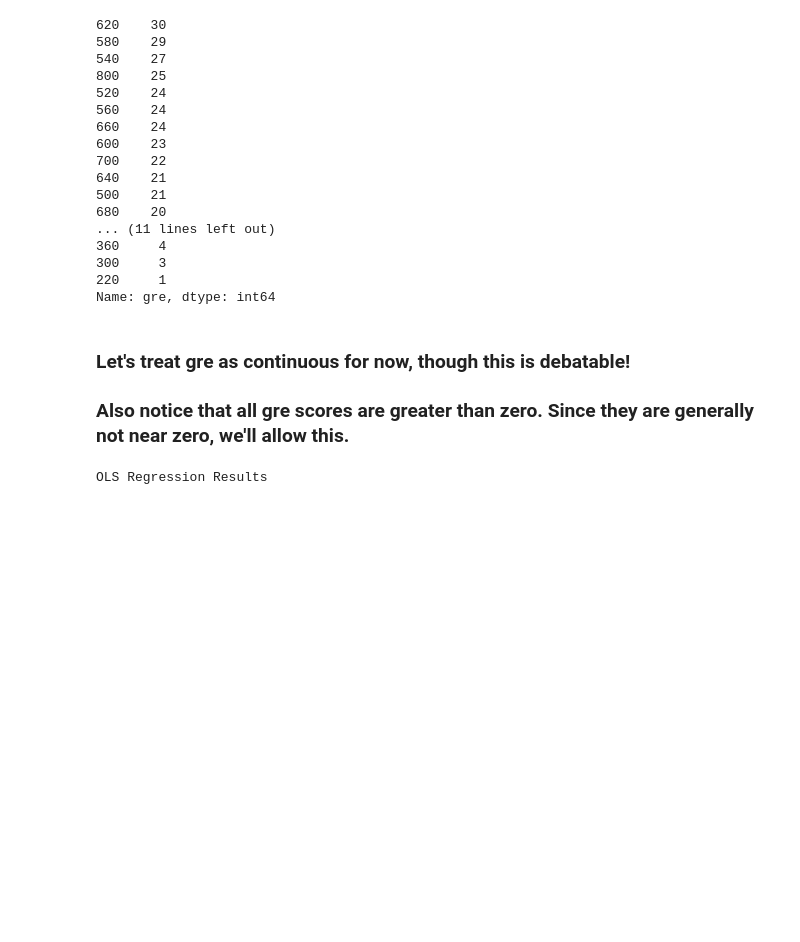
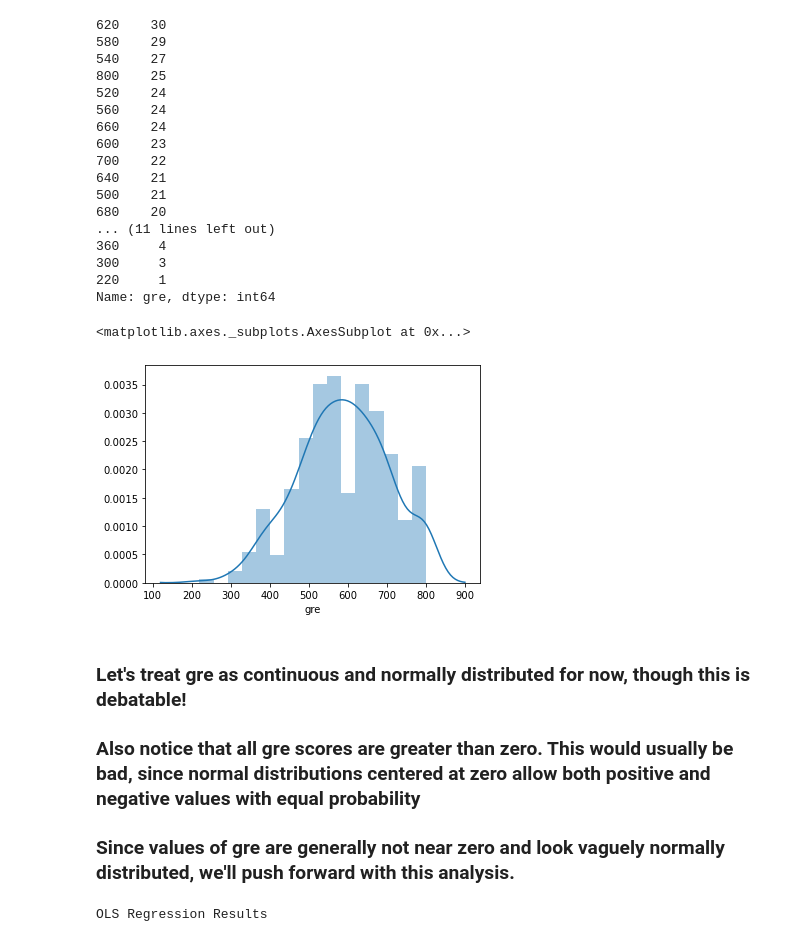
Before and after one commit to Carlene/INTRO-TO-DATA-ANALYSIS, a Jupyter notebook: logistic_regression.ipynb, the cells around one changed output. Drawn from its saved outputs; the diff is of its cells as text; code cells hidden in the pictures; blank space fills up the shorter version.

```diff
--- a/logistic_regression.ipynb
+++ b/logistic_regression.ipynb
@@ -91,7 +159,14 @@ admissions['gre'].value_counts()
 300     3
 220     1
 Name: gre, dtype: int64
+# %%
+sns.distplot(admissions['gre'])
+# %% [output]
+<matplotlib.axes._subplots.AxesSubplot at 0x...>
+[figure, added]
 # %% [markdown]
-### Let's treat gre as continuous for now, though this is debatable!
-### Also notice that all gre scores are greater than zero. Since they are generally not near zero, we'll allow this.
+### Let's treat gre as continuous and normally distributed for now, though this is debatable!
+### Also notice that all gre scores are greater than zero. This would usually be bad, since normal distributions centered at zero allow both positive and negative values with equal probability
+
+### Since values of gre are generally not near zero and look vaguely normally distributed, we'll push forward with this analysis.
 # %%
```
Also changed, not shown: parts of 13 cells of this notebook, 1 other file.
